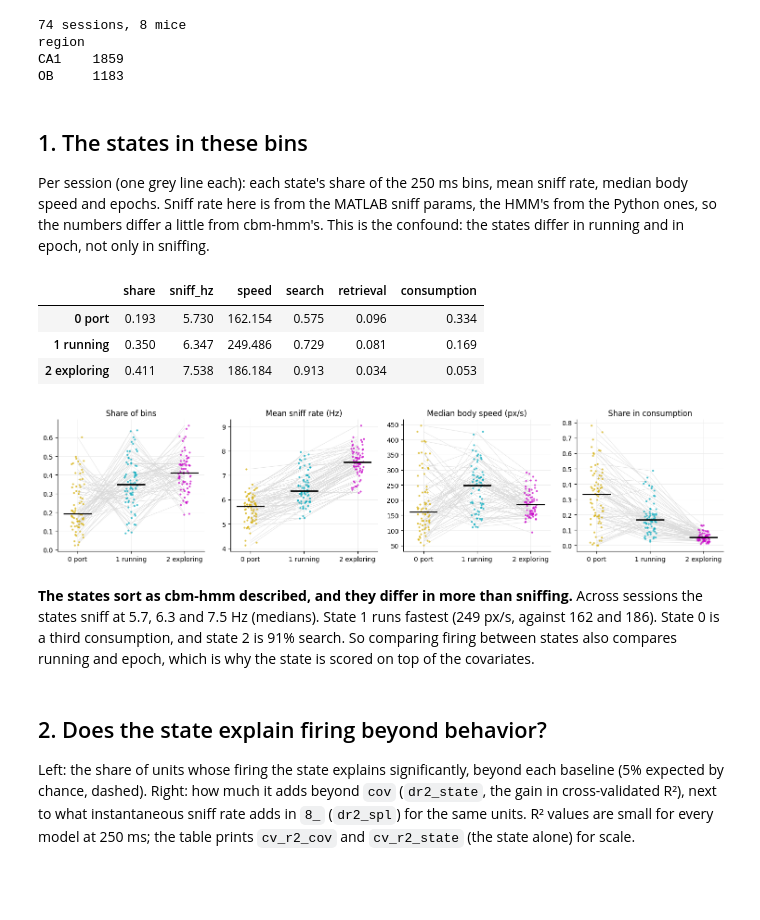
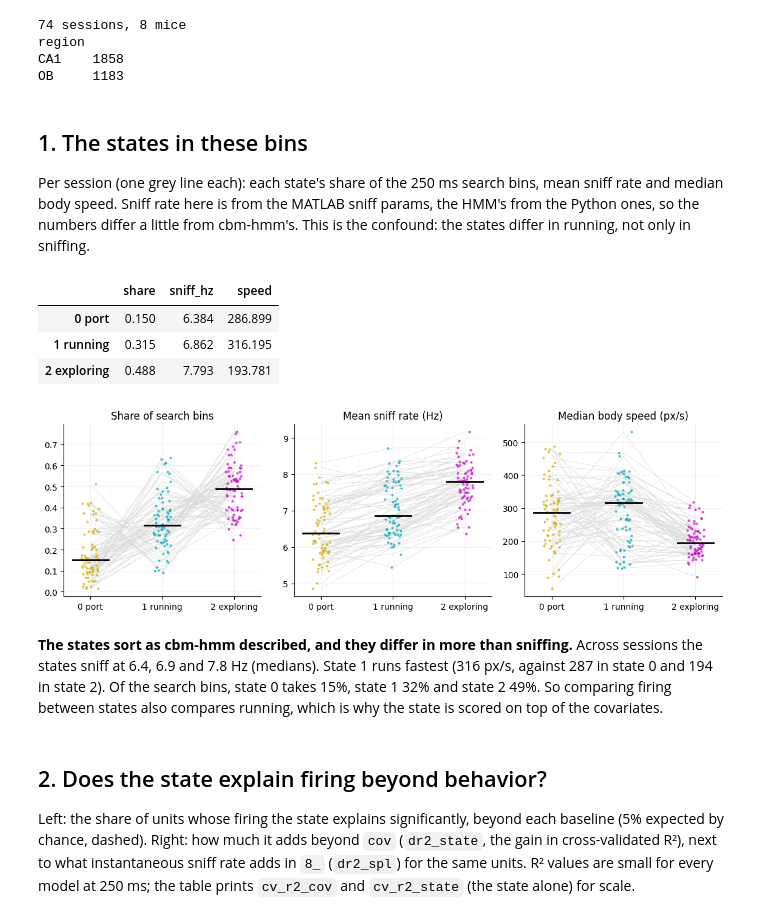
Before and after one commit to nghess/cbm-sniff, a Jupyter notebook: 9_sniff_hmm_firing.ipynb, the cells around one changed output. Saved outputs shown, nothing was run; the diff lists cells and outputs as text; code cells hidden in the pictures; blank space fills up the shorter version.

```diff
--- a/9_sniff_hmm_firing.ipynb
+++ b/9_sniff_hmm_firing.ipynb
@@ -34,8 +34,6 @@ from scipy import stats
 
 ROOT = 'E:/cbm-odor/'
 KEYS = ['mouse', 'session', 'region', 'cluster']
-EPOCHS = ['search', 'retrieval', 'consumption']
-EPOCH_COLORS = dict(search='#2a78d6', retrieval='#eb6834', consumption='#1baf7a')
 REGION_COLORS = dict(ob='#2a78d6', hc='#eb6834')
 REGION_NAMES = dict(ob='OB', hc='CA1')
 STATES = [0, 1, 2]
@@ -63,40 +61,40 @@ print(d.groupby('region').size().rename(index=REGION_NAMES).to_string())
 # %% [output]
 74 sessions, 8 mice
 region
-CA1    1859
+CA1    1858
 OB     1183
 # %% [markdown]
 ## 1. The states in these bins
 
-Per session (one grey line each): each state's share of the 250 ms bins, mean sniff rate, median body speed and
-epochs. Sniff rate here is from the MATLAB sniff params, the HMM's from the Python ones, so the numbers differ a
-little from cbm-hmm's. This is the confound: the states differ in running and in epoch, not only in sniffing.
+Per session (one grey line each): each state's share of the 250 ms search bins, mean sniff rate and median body
+speed. Sniff rate here is from the MATLAB sniff params, the HMM's from the Python ones, so the numbers differ a
+little from cbm-hmm's. This is the confound: the states differ in running, not only in sniffing.
 # %%
-fig, axs = plt.subplots(1, 4, figsize=(15, 3.6))
-for ax, (col, lab) in zip(axs, [('share', 'Share of bins'), ('sniff_hz', 'Mean sniff rate (Hz)'),
-                                ('speed', 'Median body speed (px/s)'), ('consumption', 'Share in consumption')]):
+fig, axs = plt.subplots(1, 3, figsize=(11.5, 3.6))
+for ax, (col, lab) in zip(axs, [('share', 'Share of search bins'), ('sniff_hz', 'Mean sniff rate (Hz)'),
+                                ('speed', 'Median body speed (px/s)')]):
     v = sess[[f'{col}_{k}' for k in STATES]].to_numpy()
     ax.plot(STATES, v.T, color='0.85', lw=0.5, zorder=0)
     for k in STATES:
         ax.scatter(np.full(len(v), k) + np.random.default_rng(k).uniform(-0.12, 0.12, len(v)), v[:, k], s=9,
                    color=STATE_COLORS[k], alpha=0.7, linewidths=0)
         ax.plot([k - 0.25, k + 0.25], [np.nanmedian(v[:, k])] * 2, color='k', lw=2)
     ax.set(xticks=STATES, xticklabels=[STATE_NAMES[k] for k in STATES], title=lab)
 fig.tight_layout()
-t = pd.DataFrame({STATE_NAMES[k]: {c: sess[f'{c}_{k}'].median() for c in ['share', 'sniff_hz', 'speed'] + EPOCHS}
+t = pd.DataFrame({STATE_NAMES[k]: {c: sess[f'{c}_{k}'].median() for c in ['share', 'sniff_hz', 'speed']}
                   for k in STATES}).T
 t.round(3)
 # %% [output]
-|  | share | sniff_hz | speed | search | retrieval | consumption |
-| 0 port | 0.193 | 5.730 | 162.154 | 0.575 | 0.096 | 0.334 |
-| 1 running | 0.350 | 6.347 | 249.486 | 0.729 | 0.081 | 0.169 |
-| 2 exploring | 0.411 | 7.538 | 186.184 | 0.913 | 0.034 | 0.053 |
+|  | share | sniff_hz | speed |
+| 0 port | 0.150 | 6.384 | 286.899 |
+| 1 running | 0.315 | 6.862 | 316.195 |
+| 2 exploring | 0.488 | 7.793 | 193.781 |
-[figure, old version]
+[figure, new version]
 # %% [markdown]
 **The states sort as cbm-hmm described, and they differ in more than sniffing.** Across sessions the states sniff at
-5.7, 6.3 and 7.5 Hz (medians). State 1 runs fastest (249 px/s, against 162 and 186). State 0 is a third consumption,
-and state 2 is 91% search. So comparing firing between states also compares running and epoch, which is why the
-state is scored on top of the covariates.
+6.4, 6.9 and 7.8 Hz (medians). State 1 runs fastest (316 px/s, against 287 in state 0 and 194 in state 2). Of the
+search bins, state 0 takes 15%, state 1 32% and state 2 49%. So comparing firing between states also compares running,
+which is why the state is scored on top of the covariates.
 # %% [markdown]
 ## 2. Does the state explain firing beyond behavior?
 
```
Also changed, not shown: parts of 17 cells of this notebook, 22 other files.
